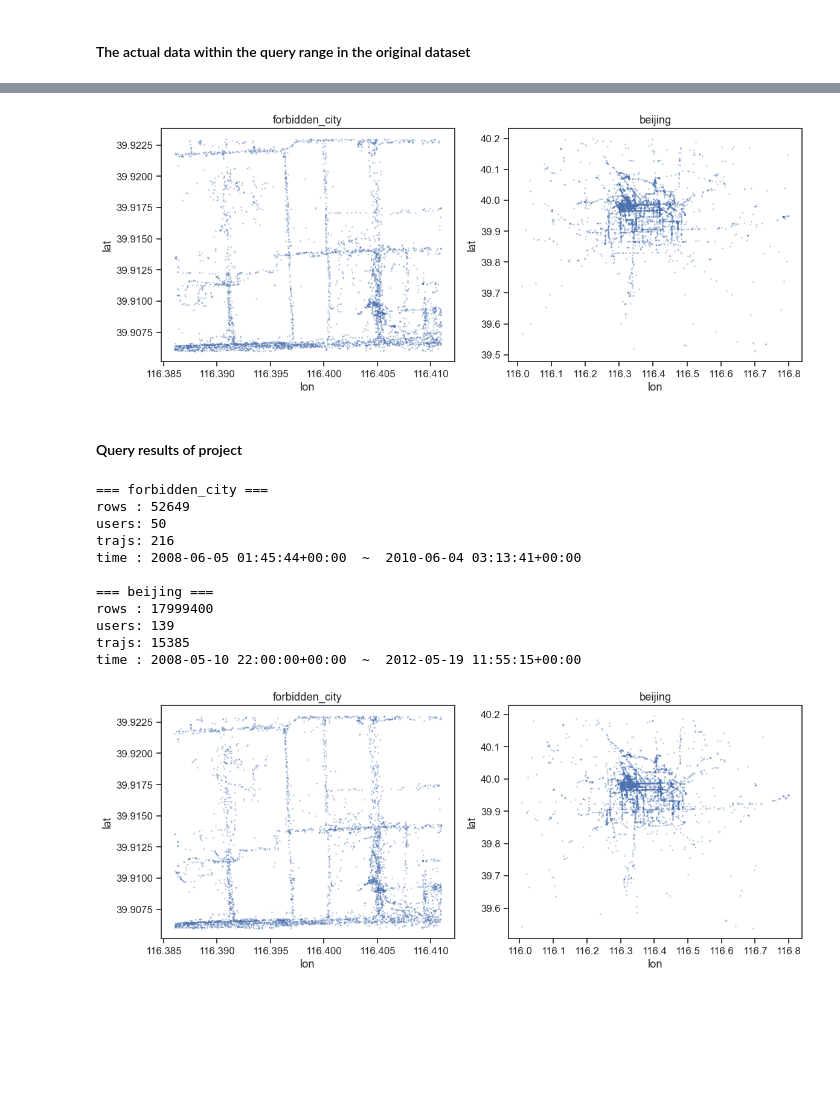
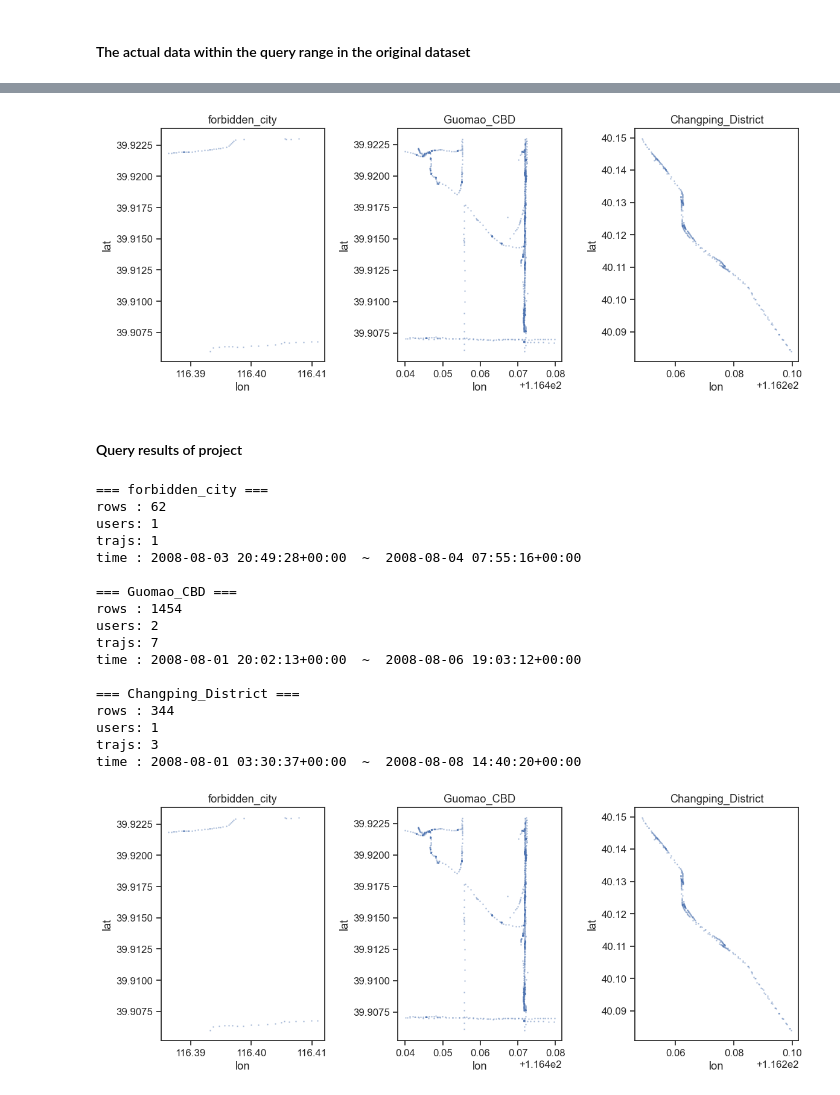
Before and after one commit to yezhan14promax/P2PSTA, a Jupyter notebook: implementation/py/visualisation_baseline.ipynb, the cells around one changed output, grey strips where cells are left out. Cells and saved outputs as stored; diff of their text form; code cells hidden in the pictures; blank space fills up the shorter version.

```diff
--- a/implementation/py/visualisation.ipynb
+++ b/implementation/py/visualisation_baseline.ipynb
@@ -11,7 +11,7 @@ from IPython.display import display, HTML
 import html
 # %%
 ROOT_DIR = r"D:\implementation\p2psta\implementation\results"
-RUN_NAME = None  # 例如 "run_20250917_134512"; 设为 None 则按修改时间自动选最新的 run_*
+RUN_NAME = "run_20250924_172511"  # 例如 "run_20250917_134512"; 设为 None 则按修改时间自动选最新的 run_*
 
 def pick_run(root_dir: str, run_name: str | None = None) -> Path | None:
     root = Path(root_dir)
@@ -465,14 +445,20 @@ QUERIES = {
     'forbidden_city': {
         'lat_min': 39.906, 'lat_max': 39.923,
         'lon_min': 116.386, 'lon_max': 116.411,
-        't_start': pd.Timestamp('2008-06-01 03:00:00', tz='UTC'),
-        't_end': pd.Timestamp('2010-06-10 03:15:00', tz='UTC')
+        't_start': pd.Timestamp('2008-08-01 03:00:00', tz='UTC'),
+        't_end': pd.Timestamp('2008-08-10 03:15:00', tz='UTC')
     },
-    'beijing': {
-        'lat_min': 39.5, 'lat_max': 40.2,
-        'lon_min': 116.0, 'lon_max': 116.8,
-        't_start': pd.Timestamp('2008-05-10 22:00:00', tz='UTC'),
-        't_end': pd.Timestamp('2012-05-20 01:00:00', tz='UTC')
+    'Guomao_CBD': {
+        'lat_min': 39.906, 'lat_max': 39.923,
+        'lon_min': 116.440, 'lon_max': 116.480,
+        't_start': pd.Timestamp('2008-08-01 03:00:00', tz='UTC'),
+        't_end': pd.Timestamp('2008-08-10 03:15:00', tz='UTC')
+    },
+    'Changping_District': {
+        'lat_min': 40.080, 'lat_max': 40.150,
+        'lon_min': 116.220, 'lon_max': 116.300,
+        't_start': pd.Timestamp('2008-08-01 03:00:00', tz='UTC'),
+        't_end': pd.Timestamp('2008-08-10 03:15:00', tz='UTC')
     }
 }
 
@@ -529,8 +515,8 @@ total trajs: 17314
 time range : 2007-04-12 01:31:32+00:00  ~  2012-07-27 00:31:20+00:00
 # %%
 sns.set(style="ticks", font_scale=1.1)
-
-fig, axes = plt.subplots(1, 2, figsize=(12, 5))
+n_query = len(QUERIES)
+fig, axes = plt.subplots(1, n_query, figsize=(12, 5))
 
 for ax, (name, q) in zip(axes, QUERIES.items()):
     # 1. 先过滤
@@ -553,13 +539,14 @@ for ax, (name, q) in zip(axes, QUERIES.items()):
 plt.tight_layout()
 plt.show()
 # %% [output]
-[figure, old version]
+[figure, new version]
 # %% [markdown]
 #### Query results of project
 # %%
 queries = {
     "forbidden_city": Path(RUN_DIR) / "query_00_forbidden_city",
-    "beijing":         Path(RUN_DIR) / "query_01_beijing",
+    "Guomao_CBD":         Path(RUN_DIR) / "query_01_Guomao_CBD",
+    'Changping_District': Path(RUN_DIR) / "query_02_Changping_District",
 }
 
 files = {
@@ -596,33 +583,40 @@ for name, s in summary.items():
     print(f"time : {s['first']}  ~  {s['last']}")
 # %% [output]
 === forbidden_city ===
-rows : 52649
-users: 50
-trajs: 216
-time : 2008-06-05 01:45:44+00:00  ~  2010-06-04 03:13:41+00:00
+rows : 62
+users: 1
+trajs: 1
+time : 2008-08-03 20:49:28+00:00  ~  2008-08-04 07:55:16+00:00
 
-=== beijing ===
-rows : 17999400
-users: 139
-trajs: 15385
-time : 2008-05-10 22:00:00+00:00  ~  2012-05-19 11:55:15+00:00
+=== Guomao_CBD ===
+rows : 1454
+users: 2
+trajs: 7
+time : 2008-08-01 20:02:13+00:00  ~  2008-08-06 19:03:12+00:00
+
+=== Changping_District ===
+rows : 344
+users: 1
+trajs: 3
+time : 2008-08-01 03:30:37+00:00  ~  2008-08-08 14:40:20+00:00
 # %%
-fig, axes = plt.subplots(1, 2, figsize=(12, 5))
+n_query = len(queries)
+fig, axes = plt.subplots(1, n_query, figsize=(12, 5))
 
 for ax, (name, df) in zip(axes, dfs.items()):
     if df.empty:
         ax.set_title(f'{name} no data')
         continue
     plot_df = df.sample(n=min(5000, len(df)), random_state=42)
     ax.scatter(plot_df.lon, plot_df.lat, s=1, alpha=0.3)
     ax.set_title(name)
     ax.set_xlabel('lon')
     ax.set_ylabel('lat')
 
 plt.tight_layout()
 plt.show()
 # %% [output]
-[figure, old version]
+[figure, new version]
 # %%
 
 queries = {
```
Also changed, not shown: parts of 20 cells of this notebook, 11 other files.
